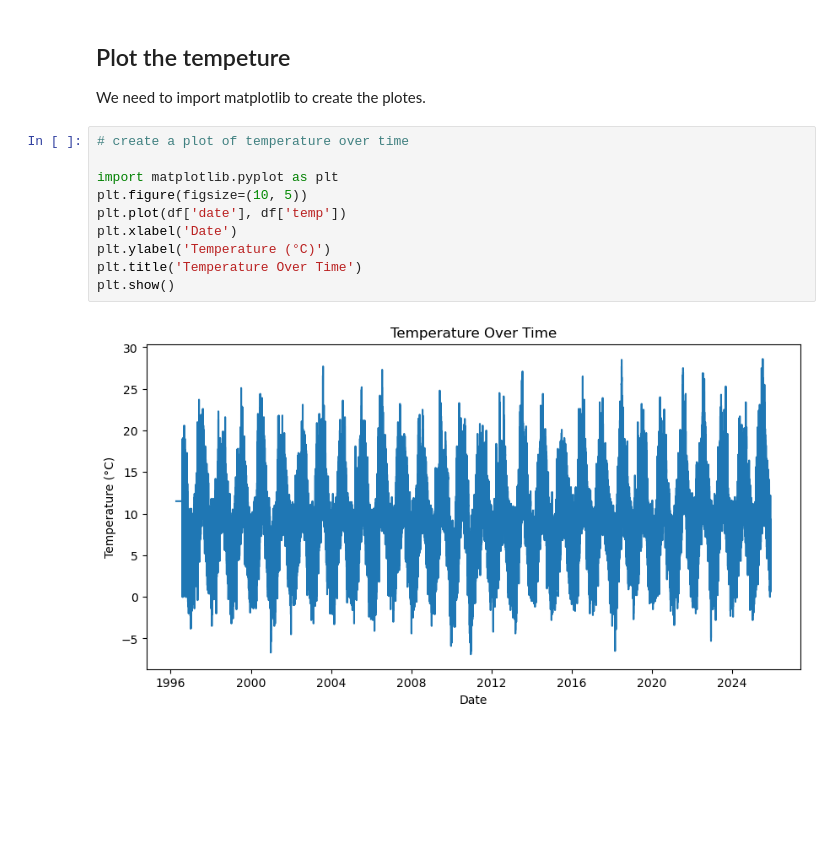
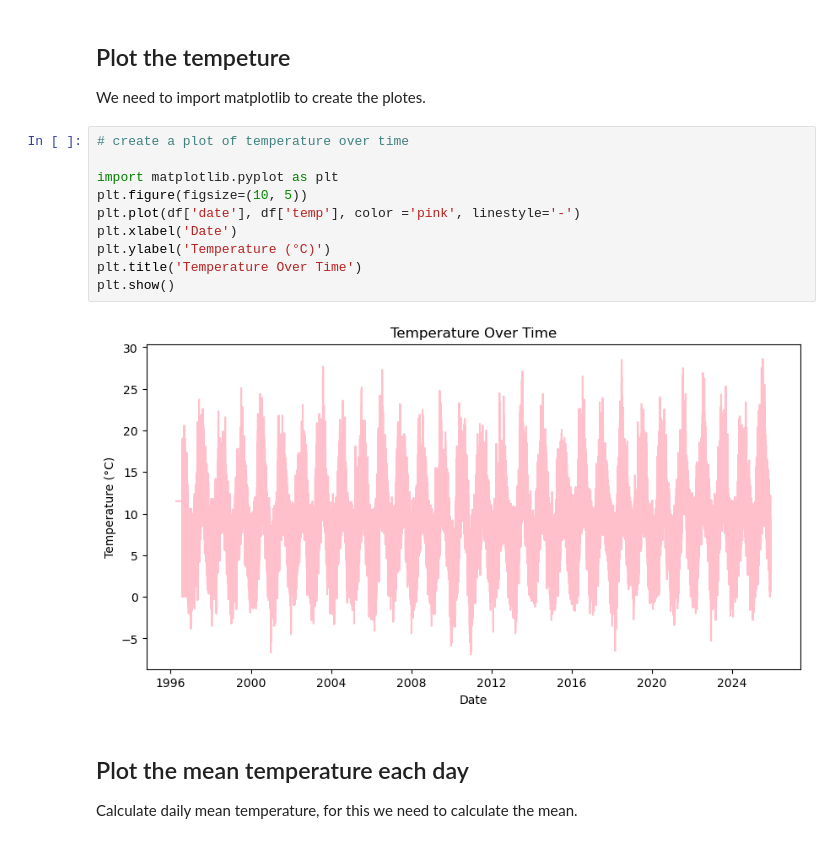
Before and after one commit to tanyasanjuan/pfda-assignments, a Jupyter notebook: Week06/assignment_6_weather.ipynb, the cells around one changed output. Drawn from its saved outputs; the diff is of its cells as text; blank space fills up the shorter version.

```diff
--- a/Week06/assignment_6_weather.ipynb
+++ b/Week06/assignment_6_weather.ipynb
@@ -63,12 +63,15 @@ We need to import matplotlib to create the plotes.
 # %%
 # create a plot of temperature over time
 
 import matplotlib.pyplot as plt
 plt.figure(figsize=(10, 5))
-plt.plot(df['date'], df['temp'])
+plt.plot(df['date'], df['temp'], color ='pink', linestyle='-')
 plt.xlabel('Date')
 plt.ylabel('Temperature (°C)')
 plt.title('Temperature Over Time')
 plt.show()
 # %% [output]
-[figure, old version]
+[figure, new version]
+# %% [markdown]
+## Plot the mean temperature each day
+Calculate daily mean temperature, for this we need to calculate the mean.
```
Also changed, not shown: parts of 1 cell of this notebook.
